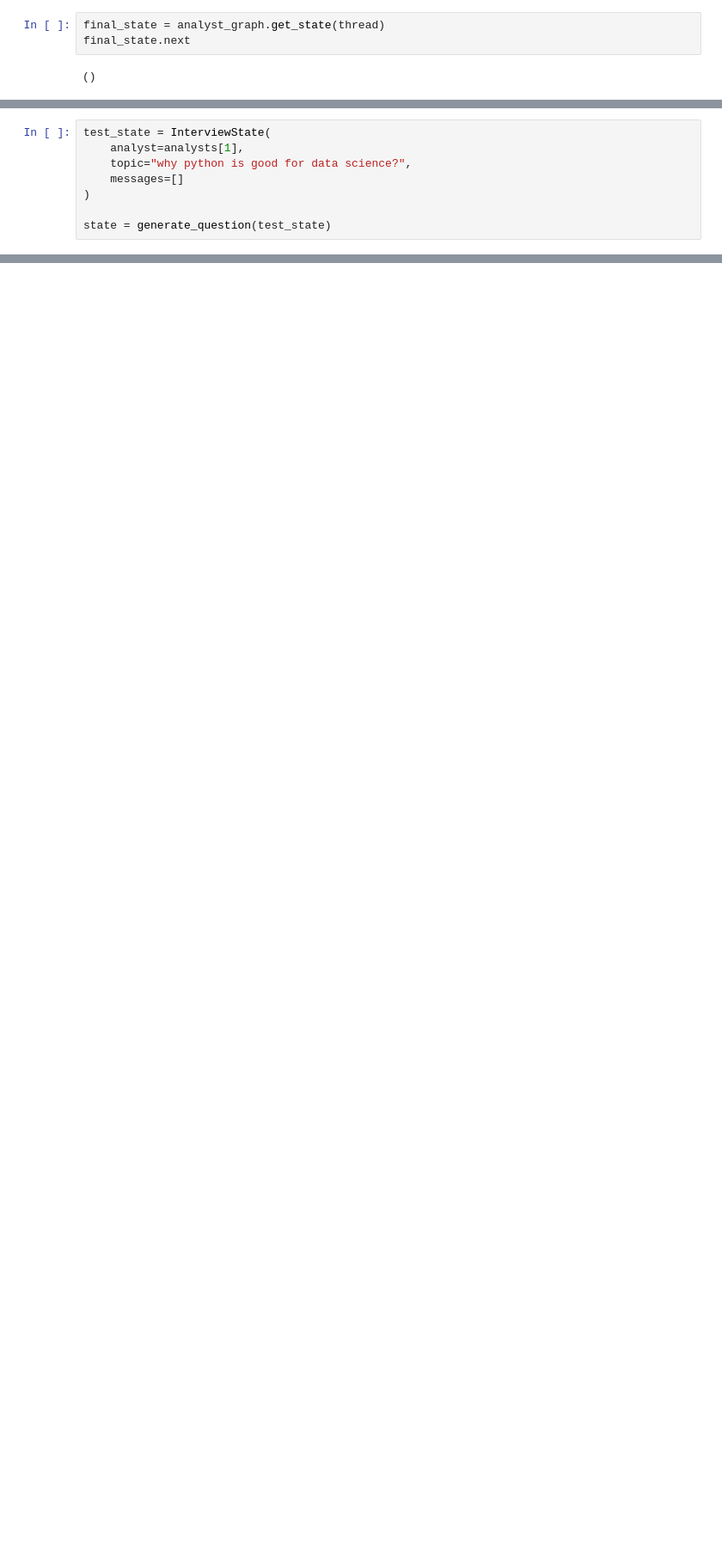
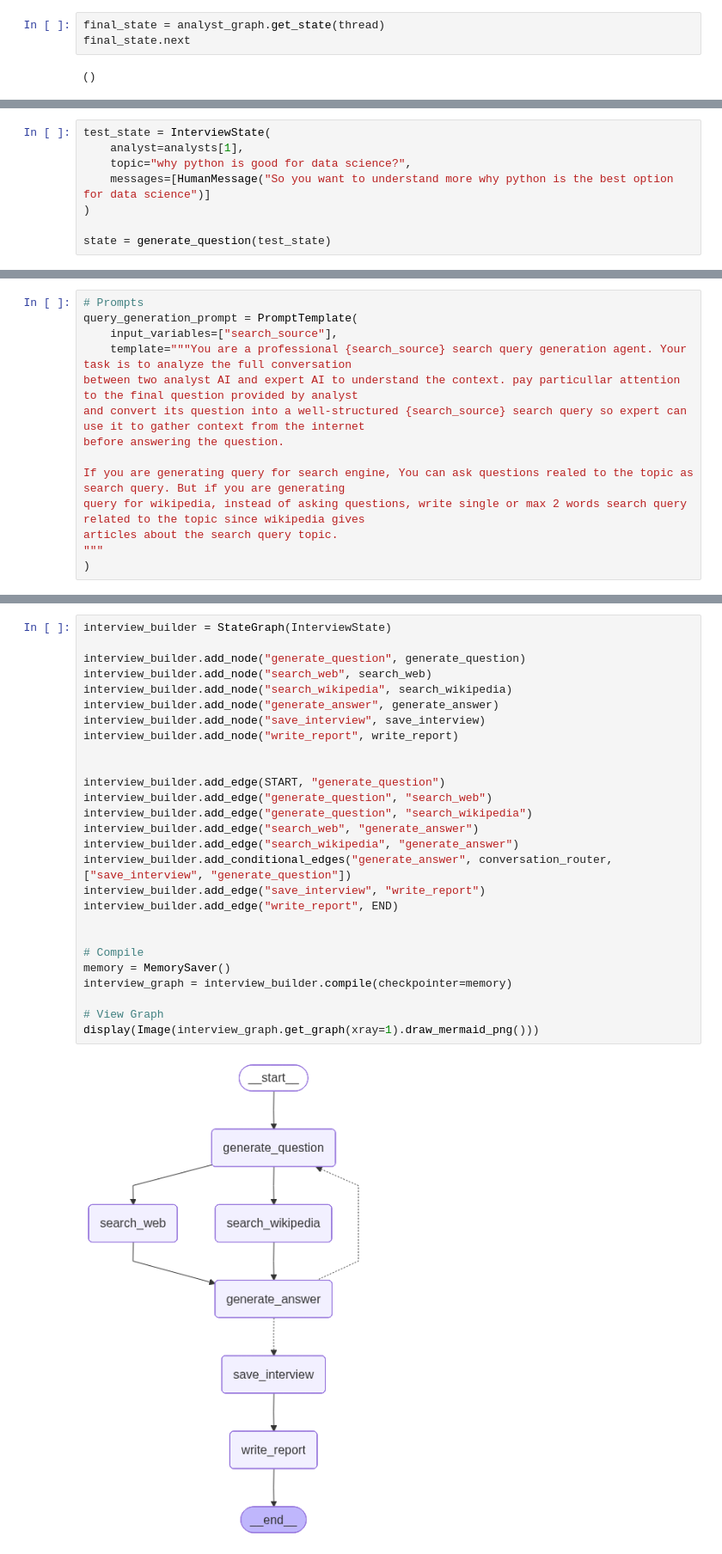
Before and after one commit to PeymanKh/llm-engineering-12-week-roadmap, a Jupyter notebook: codes/research_assistant/Untitled.ipynb, the cells around one changed output, grey strips where cells are left out. Shown at 86% size. Drawn from its saved outputs; the diff is of its cells as text; blank space fills up the shorter version.

```diff
--- a/codes/research_assistant/Untitled.ipynb
+++ b/codes/research_assistant/Untitled.ipynb
@@ -373,7 +387,7 @@ def generate_question(state: InterviewState):
 test_state = InterviewState(
     analyst=analysts[1],
     topic="why python is good for data science?",
-    messages=[]
+    messages=[HumanMessage("So you want to understand more why python is the best option for data science")]
 )
 
 state = generate_question(test_state)
@@ -383,0 +415,14 @@ state["messages"]
+# %%
+# Prompts
+query_generation_prompt = PromptTemplate(
+    input_variables=["search_source"],
+    template="""You are a professional {search_source} search query generation agent. Your task is to analyze the full conversation
+between two analyst AI and expert AI to understand the context. pay particullar attention to the final question provided by analyst
+and convert its question into a well-structured {search_source} search query so expert can use it to gather context from the internet
+before answering the question.
+
+If you are generating query for search engine, You can ask questions realed to the topic as search query. But if you are generating
+query for wikipedia, instead of asking questions, write single or max 2 words search query related to the topic since wikipedia gives
+articles about the search query topic.
+"""
+)
@@ -383,0 +620,29 @@ state["messages"]
+# %%
+interview_builder = StateGraph(InterviewState)
+
+interview_builder.add_node("generate_question", generate_question)
+interview_builder.add_node("search_web", search_web)
+interview_builder.add_node("search_wikipedia", search_wikipedia)
+interview_builder.add_node("generate_answer", generate_answer)
+interview_builder.add_node("save_interview", save_interview)
+interview_builder.add_node("write_report", write_report)
+
+
+interview_builder.add_edge(START, "generate_question")
+interview_builder.add_edge("generate_question", "search_web")
+interview_builder.add_edge("generate_question", "search_wikipedia")
+interview_builder.add_edge("search_web", "generate_answer")
+interview_builder.add_edge("search_wikipedia", "generate_answer")
+interview_builder.add_conditional_edges("generate_answer", conversation_router, ["save_interview", "generate_question"])
+interview_builder.add_edge("save_interview", "write_report")
+interview_builder.add_edge("write_report", END)
+
+
+# Compile
+memory = MemorySaver()
+interview_graph = interview_builder.compile(checkpointer=memory)
+
+# View Graph
+display(Image(interview_graph.get_graph(xray=1).draw_mermaid_png()))
+# %% [output]
+[figure, added]
```
Also changed, not shown: parts of 37 cells of this notebook.
